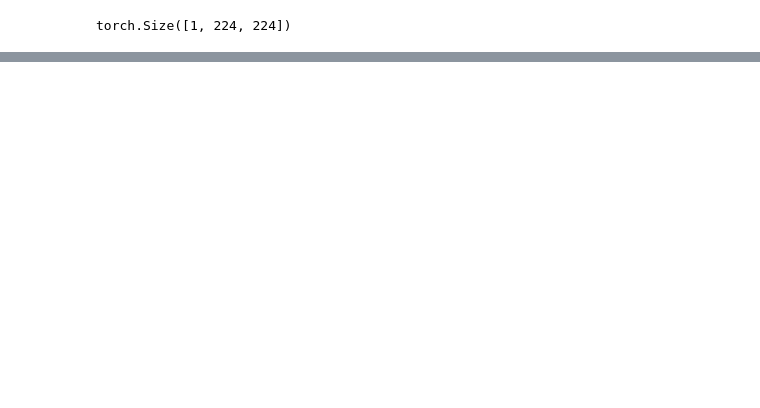
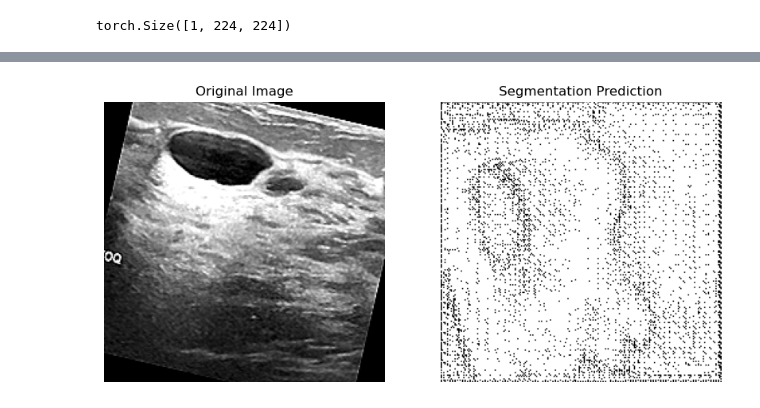
Before and after one commit to Hoacv/Vinmec_GHz, a Jupyter notebook: train.ipynb, the cells around one changed output, grey strips where cells are left out. Cells and saved outputs as stored; diff of their text form; code cells hidden in the pictures; blank space fills up the shorter version.

```diff
--- a/train.ipynb
+++ b/train.ipynb
@@ -146,0 +174,8 @@ dataset = ImageFolder(root=data_dir, transform=transform)
+# %%
+from PIL import Image
+
+image_path = "archive/ultrasound breast classification/val/benign/benign (34)-rotated2-sharpened.png"
+image = Image.open(image_path)
+plt.imshow(image)
+
+plt.show()
@@ -146,0 +184,3 @@ dataset = ImageFolder(root=data_dir, transform=transform)
+# %%
+sample_image = image_transforms(image_path).unsqueeze(0)
+sample_image.shape
@@ -146,0 +189,11 @@ dataset = ImageFolder(root=data_dir, transform=transform)
+# %%
+with torch.no_grad():
+    input_tensor = sample_image.to(device)
+    output = model(input_tensor)
+    # Apply softmax to get probability map
+    output = torch.softmax(output, dim=1)
+    # Get the predicted class (channel with highest probability)
+    prediction = torch.argmax(output, dim=1)
+
+
+result = prediction.squeeze().cpu().numpy()
@@ -146,0 +213,21 @@ dataset = ImageFolder(root=data_dir, transform=transform)
+# %%
+# Load the original image for comparison
+original_image = Image.open(image_path).convert('L')
+original_image = original_image.resize((224, 224))
+
+# Create a figure with two subplots
+fig, (ax1, ax2) = plt.subplots(1, 2, figsize=(10, 5))
+
+# Plot original image
+ax1.imshow(original_image, cmap='gray')
+ax1.set_title('Original Image')
+ax1.axis('off')
+
+# Plot prediction
+ax2.imshow(result, cmap='gray')
+ax2.set_title('Segmentation Prediction')
+ax2.axis('off')
+
+plt.show()
+# %% [output]
+[figure, added]
```
Also changed, not shown: parts of 11 cells of this notebook, 2 other files.
